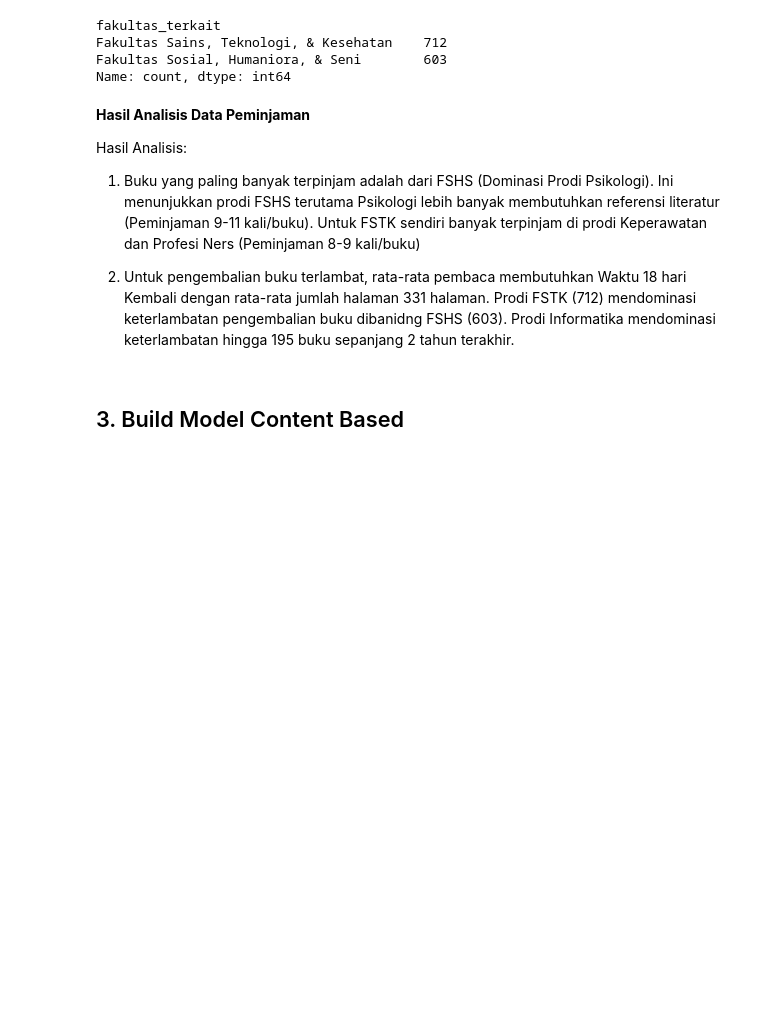
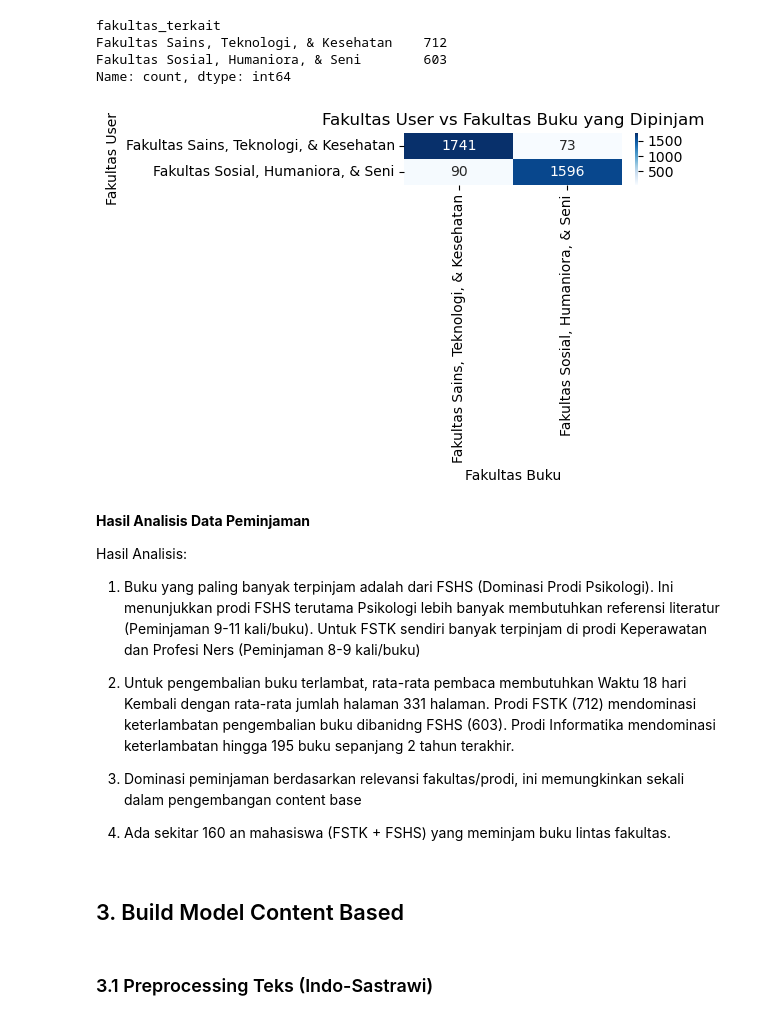
Before and after one commit to mayanggumelarr/Hybrid-Library-Book-Recomendation-Content-Base-Filtering, a Jupyter notebook: cbf-book-rec.ipynb, the cells around one changed output. Drawn from its saved outputs; the diff is of its cells as text; code cells hidden in the pictures; blank space fills up the shorter version.

```diff
--- a/cbf-book-rec.ipynb
+++ b/cbf-book-rec.ipynb
@@ -541,6 +541,18 @@ Name: count, dtype: int64
 # %%
 # Save data buku terlambat kembali
 data_buku_terlambat_kembali.to_csv('data/data-buku-terlambat-kembali.csv')
+# %%
+merged = df_trs.merge(df_user, on='id_user').merge(df_book[['id_buku','kategori','fakultas_terkait']], on='id_buku')
+pivot = pd.crosstab(merged['fakultas_x'] if 'fakultas_x' in merged.columns else merged['fakultas'], merged['fakultas_terkait'])
+plt.figure(figsize=(6,4))
+sns.heatmap(pivot, annot=True, fmt='d', cmap='Blues')
+plt.title('Fakultas User vs Fakultas Buku yang Dipinjam')
+plt.ylabel('Fakultas User')
+plt.xlabel('Fakultas Buku')
+plt.tight_layout()
+plt.show()
+# %% [output]
+[figure, added]
 # %% [markdown]
 **Hasil Analisis Data Peminjaman** <br>
 
@@ -548,5 +560,11 @@ Hasil Analisis: <br>
 1. Buku yang paling banyak terpinjam adalah dari FSHS (Dominasi Prodi Psikologi). Ini menunjukkan prodi FSHS terutama Psikologi lebih banyak membutuhkan referensi literatur (Peminjaman 9-11 kali/buku). Untuk FSTK sendiri banyak terpinjam di prodi Keperawatan dan Profesi Ners (Peminjaman 8-9 kali/buku)
 
 2. Untuk pengembalian buku terlambat, rata-rata pembaca membutuhkan Waktu 18 hari Kembali dengan rata-rata jumlah halaman 331 halaman. Prodi FSTK (712) mendominasi keterlambatan pengembalian buku dibanidng FSHS (603). Prodi Informatika mendominasi keterlambatan hingga 195 buku sepanjang 2 tahun terakhir.
+
+3. Dominasi peminjaman berdasarkan relevansi fakultas/prodi, ini memungkinkan sekali dalam pengembangan content base
+
+4. Ada sekitar 160 an mahasiswa (FSTK + FSHS) yang meminjam buku lintas fakultas.
 # %% [markdown]
 ## 3. Build Model Content Based
+# %% [markdown]
+### 3.1 Preprocessing Teks (Indo-Sastrawi)
```
Also changed, not shown: parts of 6 cells of this notebook, 2 other files.
